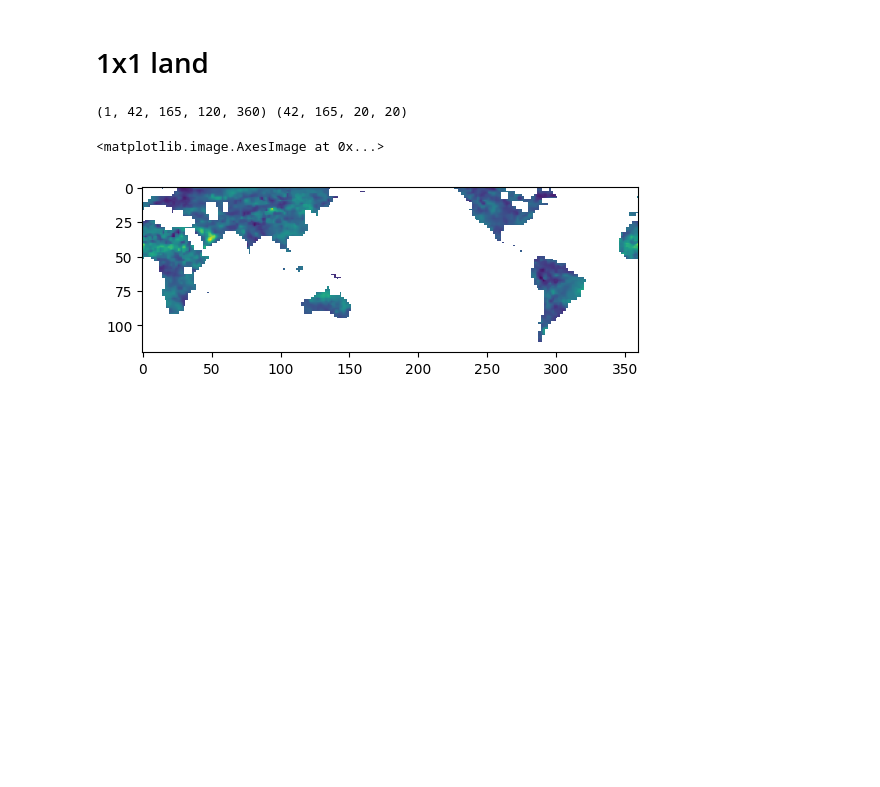
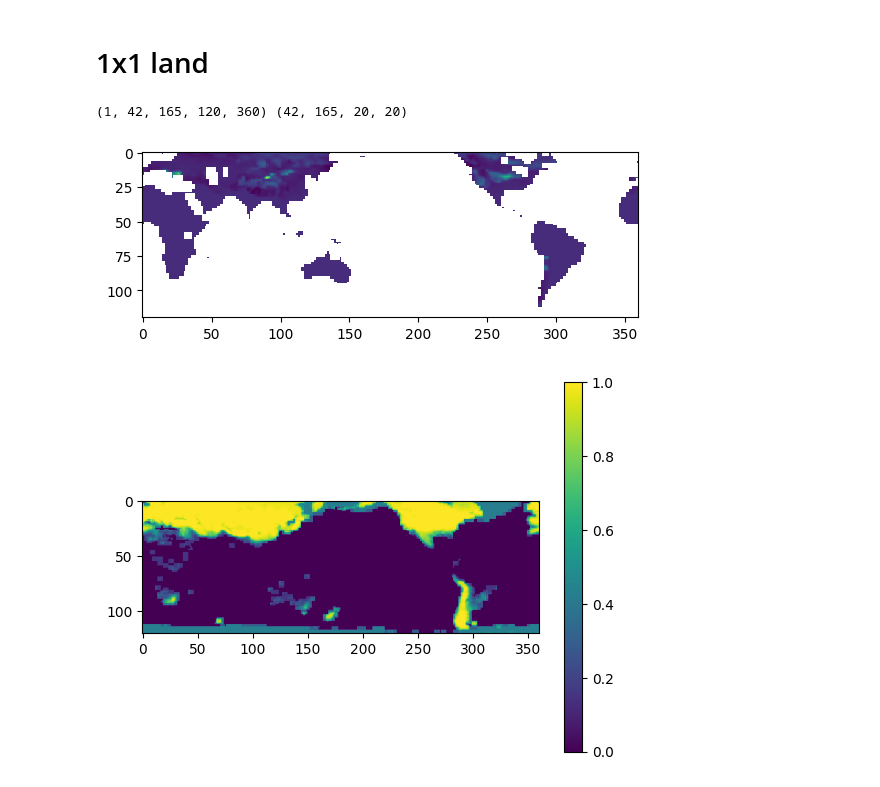
Before and after one commit to HalKiyo/ryzen5900_jupyter_test, a Jupyter notebook: test_workspace/space_test/space.ipynb, the cells around one changed output. Saved outputs shown, nothing was run; the diff lists cells and outputs as text; code cells hidden in the pictures; blank space fills up the shorter version.

```diff
--- a/test_workspace/space_test/space.ipynb
+++ b/test_workspace/space_test/space.ipynb
@@ -69,17 +69,28 @@ plt.imshow(mask(land[0,0]))
 [figure]
 # %% [markdown]
 # 1x1 land
-# %%
-tors = 'predictors_std_Apr_m'
-tand = 'pr_1x1_std_MJJASO_thailand'
-predictors, predictand = load(tors, tand)
-print(predictors.shape, predictand.shape)
-# %% [output]
-(1, 42, 165, 120, 360) (42, 165, 20, 20)
-# %%
-import matplotlib.pyplot as plt
-land = predictors[0, :, :, :, :]
-plt.imshow(mask(land[0,0]))
-# %% [output]
-<matplotlib.image.AxesImage at 0x...>
-[figure, removed]
+# %%
+tors = 'predictors_std_Apr_s'
+tand = 'pr_1x1_std_MJJASO_thailand'
+predictors, predictand = load(tors, tand)
+print(predictors.shape, predictand.shape)
+
+import matplotlib.pyplot as plt
+land = predictors[0, :, :, :, :]
+plt.imshow(mask(land[0,0]))
+plt.show()
+
+import numpy as np
+land = mask(land)
+std_map = np.empty((120, 360))
+for i in range(120):
+    for j in range(360):
+        std = np.std(land[:, :, i, j].reshape(-1))
+        std_map[i,j] = std
+plt.imshow(std_map)
+plt.colorbar()
+plt.show()
+# %% [output]
+(1, 42, 165, 120, 360) (42, 165, 20, 20)
+[figure, added]
+[figure, added]
```
Also changed, not shown: parts of 3 cells of this notebook.
